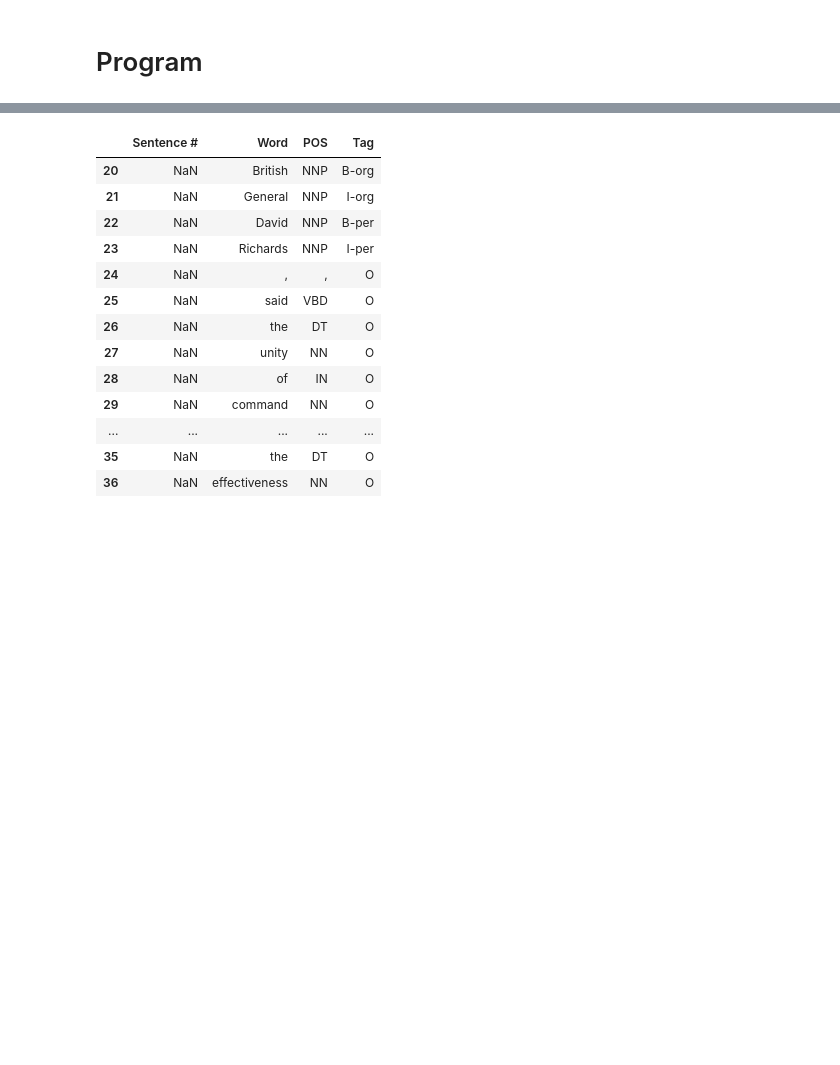
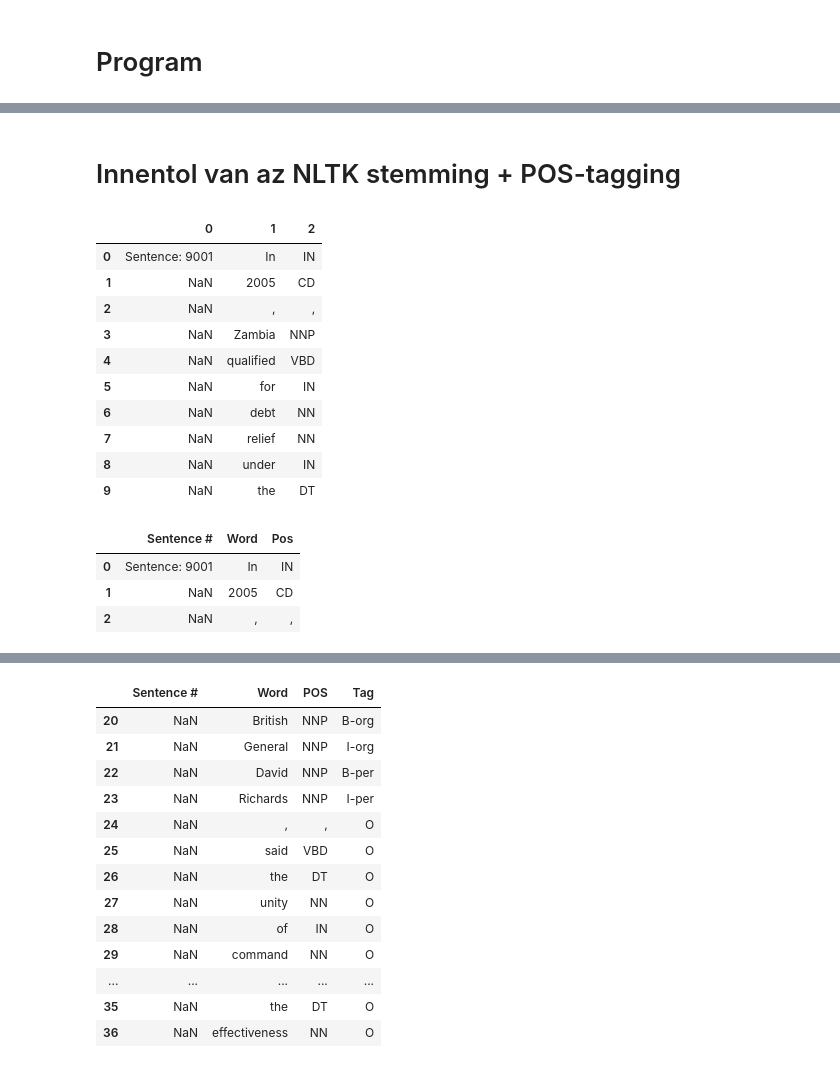
Before and after one commit to ujipet/TextMining, a Jupyter notebook: TextMining.ipynb, the cells around one changed output, grey strips where cells are left out. Saved outputs shown, nothing was run; the diff lists cells and outputs as text; code cells hidden in the pictures; blank space fills up the shorter version.

Commit message:
stemming & POS-tagging on the corresponding dfs

```diff
--- a/TextMining.ipynb
+++ b/TextMining.ipynb
@@ -423,3 +246,5 @@ nagybetu_index
+# %% [markdown]
+# Innentol van az NLTK stemming + POS-tagging
 # %%
 import nltk
 # %%
@@ -433,0 +264,22 @@ def stemProcess(dfIn,stemmer):
+# %%
+test1.head(10)
+# %% [output]
+|  | 0 | 1 | 2 |
+| 0 | Sentence: 9001 | In | IN |
+| 1 | NaN | 2005 | CD |
+| 2 | NaN | , | , |
+| 3 | NaN | Zambia | NNP |
+| 4 | NaN | qualified | VBD |
+| 5 | NaN | for | IN |
+| 6 | NaN | debt | NN |
+| 7 | NaN | relief | NN |
+| 8 | NaN | under | IN |
+| 9 | NaN | the | DT |
+# %%
+test1.columns=(['Sentence #','Word','Pos'])
+test1.head(3)
+# %% [output]
+|  | Sentence # | Word | Pos |
+| 0 | Sentence: 9001 | In | IN |
+| 1 | NaN | 2005 | CD |
+| 2 | NaN | , | , |
```
Also changed, not shown: parts of 26 cells of this notebook.
